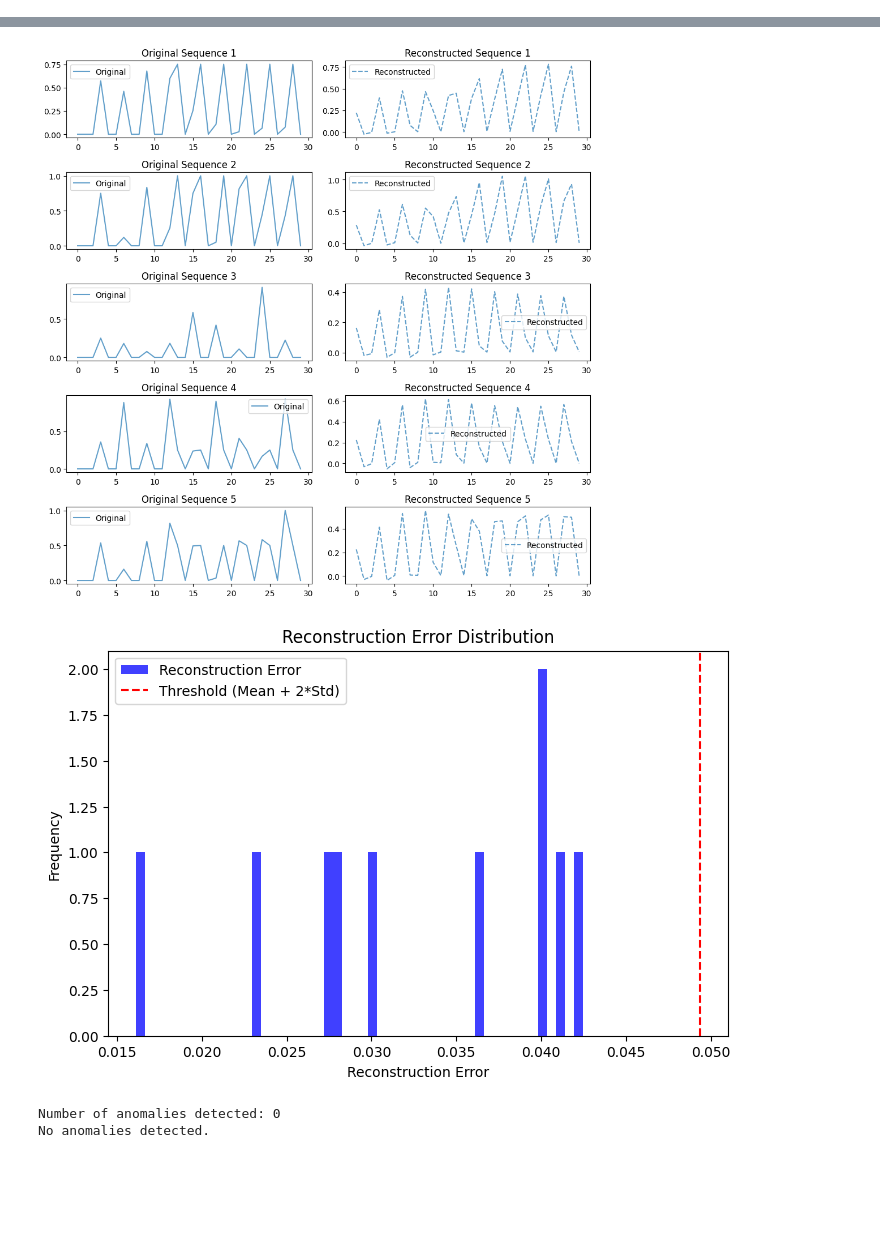
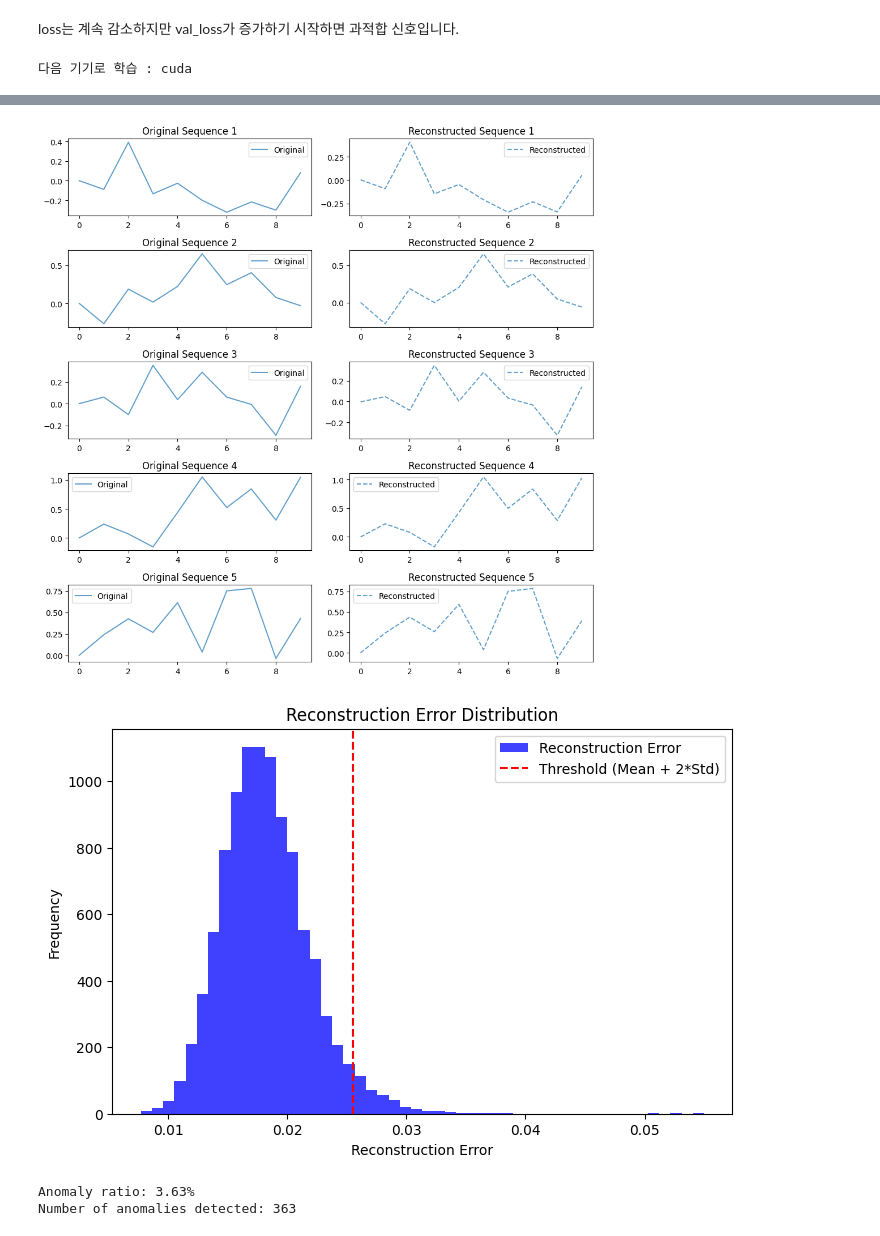
Before and after one commit to lenoau/AI_Project, a Jupyter notebook: Deep_Learning/AutoEncoder.ipynb, the cells around one changed output, grey strips where cells are left out. Cells and saved outputs as stored; diff of their text form; code cells hidden in the pictures; blank space fills up the shorter version.

```diff
--- a/Deep_Learning/AutoEncoder.ipynb
+++ b/Deep_Learning/AutoEncoder.ipynb
@@ -76,10 +87,10 @@ def build_autoencoder(seq_length, feature_dim):
 def visualize_reconstruction(X_test, reconstructed, n_samples=5):
     fig, axes = plt.subplots(n_samples, 2, figsize=(10, 10))
     for i in range(n_samples):
-        axes[i, 0].plot(X_test[i].flatten(), label="Original", alpha=0.7)
+        axes[i, 0].plot(np.mean(X_test[i], axis=1), label="Original", alpha=0.7)
         axes[i, 0].set_title(f"Original Sequence {i+1}")
         axes[i, 0].legend()
-        axes[i, 1].plot(reconstructed[i].flatten(), label="Reconstructed", alpha=0.7, linestyle="--")
+        axes[i, 1].plot(np.mean(reconstructed[i], axis=1), label="Reconstructed", alpha=0.7, linestyle="--")
         axes[i, 1].set_title(f"Reconstructed Sequence {i+1}")
         axes[i, 1].legend()
     plt.tight_layout()
@@ -87,7 +98,7 @@ def visualize_reconstruction(X_test, reconstructed, n_samples=5):
 # %%
 # 9. 재구성 오류 분포 시각화
 def plot_reconstruction_error(X_test, reconstructed):
-    errors = np.mean(np.square(X_test - reconstructed), axis=(1, 2))
+    errors = np.mean(np.abs(X_test - reconstructed), axis=(1, 2)) #mse -> abs로 교체 후 성능 개선
     plt.figure(figsize=(8, 5))
     plt.hist(errors, bins=50, alpha=0.75, color='blue', label='Reconstruction Error')
     plt.axvline(np.mean(errors) + 2 * np.std(errors), color='red', linestyle='--', label='Threshold (Mean + 2*Std)')
@@ -100,26 +111,39 @@ def plot_reconstruction_error(X_test, reconstructed):
 # %%
 # 10. 이상치 탐지 및 시각화
 def detect_anomalies(errors, threshold):
+    total_samples = len(errors)
     anomalies = errors > threshold
+    anomaly_count = np.sum(anomalies)
+    anomaly_ratio = anomaly_count / total_samples * 100
+    print(f"Anomaly ratio: {anomaly_ratio:.2f}%")
     print(f"Number of anomalies detected: {np.sum(anomalies)}")
     return anomalies
 
 def visualize_anomalies(X_test, reconstructed, anomalies, n_samples=5):
+    # Ensure data is numpy arrays
+    X_test = np.array(X_test)
+    reconstructed = np.array(reconstructed)
+
     anomaly_indices = np.where(anomalies)[0]
 
     if len(anomaly_indices) == 0:
         print("No anomalies detected.")
         return
 
+    # Ensure anomaly indices do not exceed available samples
+    n_samples = min(n_samples, len(anomaly_indices))
     selected_indices = anomaly_indices[:n_samples]
-    fig, axes = plt.subplots(len(selected_indices), 2, figsize=(10, 10))
+
+    fig, axes = plt.subplots(n_samples, 2, figsize=(10, 10))
     for i, idx in enumerate(selected_indices):
-        axes[i, 0].plot(X_test[idx].flatten(), label="Original", alpha=0.7)
+        axes[i, 0].plot(np.mean(X_test[idx], axis=1), label="Original", alpha=0.7)
         axes[i, 0].set_title(f"Anomalous Sequence {idx+1}: Original")
         axes[i, 0].legend()
-        axes[i, 1].plot(reconstructed[idx].flatten(), label="Reconstructed", alpha=0.7, linestyle="--")
+
+        axes[i, 1].plot(np.mean(reconstructed[idx], axis=1), label="Reconstructed", alpha=0.7, linestyle="--")
         axes[i, 1].set_title(f"Anomalous Sequence {idx+1}: Reconstructed")
         axes[i, 1].legend()
+
     plt.tight_layout()
     plt.show()
 # %%
@@ -128,10 +152,19 @@ def preprocess_pipeline(file_path, seq_length=10):
     df = load_data(file_path)
     df = process_time_data(df)
     df = encode_categorical_data(df)
+    df = df.drop(columns=['product_serial', 'product_name'])
     sequences = create_sequences(df, seq_length)
     sequences = normalize_data(sequences)
     X_train, X_val, X_test = split_data(sequences)
     return X_train, X_val, X_test
+# %% [markdown]
+loss는 계속 감소하지만 val_loss가 증가하기 시작하면 과적합 신호입니다.
+# %%
+USE_CUDA = torch.cuda.is_available()
+device = torch.device("cuda" if USE_CUDA else 'cpu')
+print(f'다음 기기로 학습 : {device}')
+# %% [output]
+다음 기기로 학습 : cuda
 # %%
 # 12. 실행
 seq_length = 10
@@ -140,8 +173,8 @@ X_train, X_val, X_test = preprocess_pipeline(file_path, seq_length)
 # Autoencoder 생성 및 학습
 feature_dim = X_train.shape[2]
 autoencoder = build_autoencoder(seq_length, feature_dim)
-autoencoder.compile(optimizer='adam', loss='mse')
-history = autoencoder.fit(X_train, X_train, validation_data=(X_val, X_val), epochs=50, batch_size=32, shuffle=True)
+autoencoder.compile(optimizer='adam', loss='mse', metrics=['accuracy'])
+history = autoencoder.fit(X_train, X_train, validation_data=(X_val, X_val), epochs=5, batch_size=32, shuffle=True)
 
 # 테스트 데이터 평가 및 결과 분석
 reconstructed = autoencoder.predict(X_test)
@@ -173,4 +200,4 @@ Epoch 50/50
-[figure, old version]
+[figure, new version]
-[figure, old version]
+[figure, new version]
-Number of anomalies detected: 0
-No anomalies detected.
+Anomaly ratio: 3.63%
+Number of anomalies detected: 363
```
Also changed, not shown: parts of 6 cells of this notebook, 3 other files.
